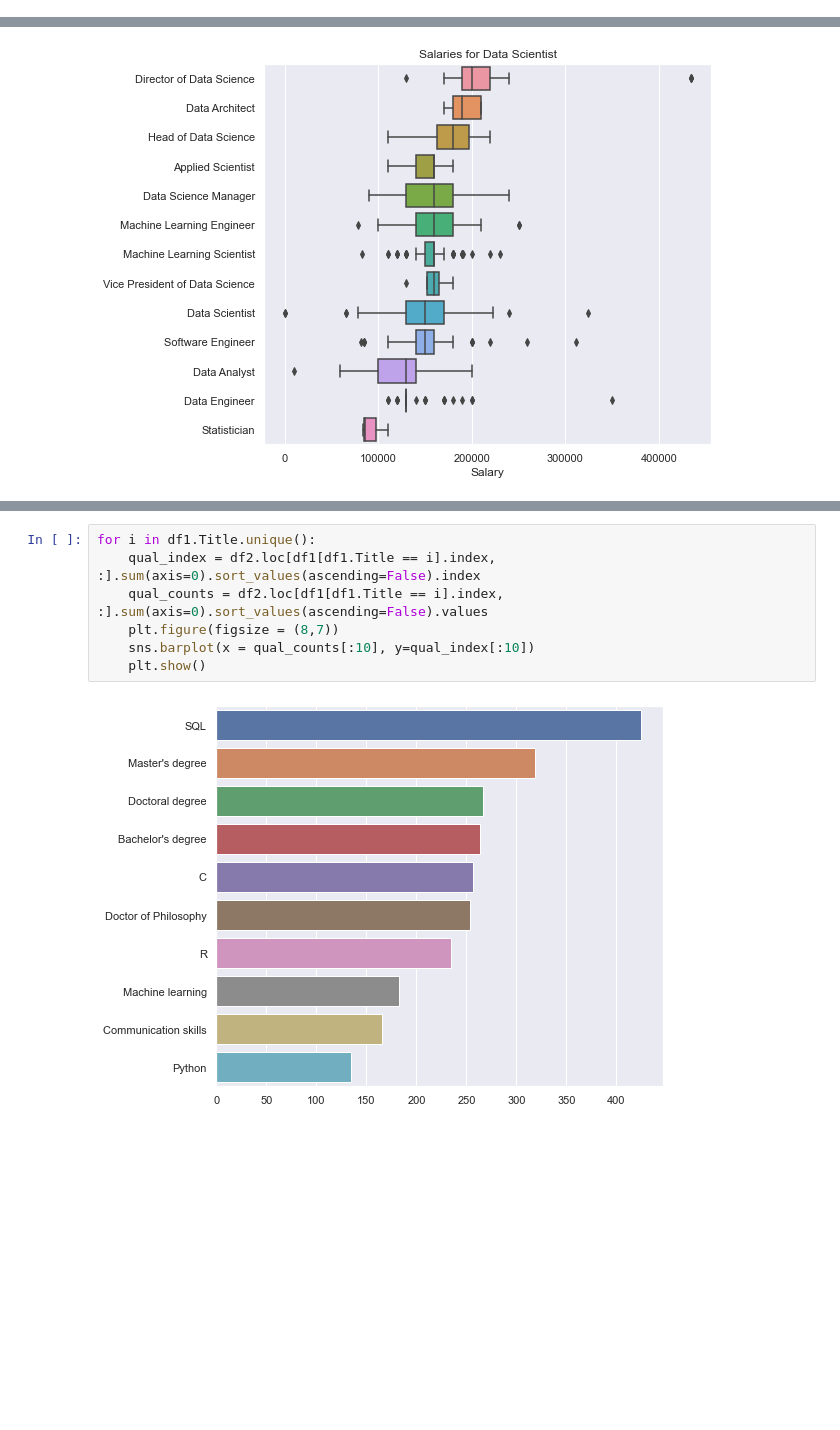
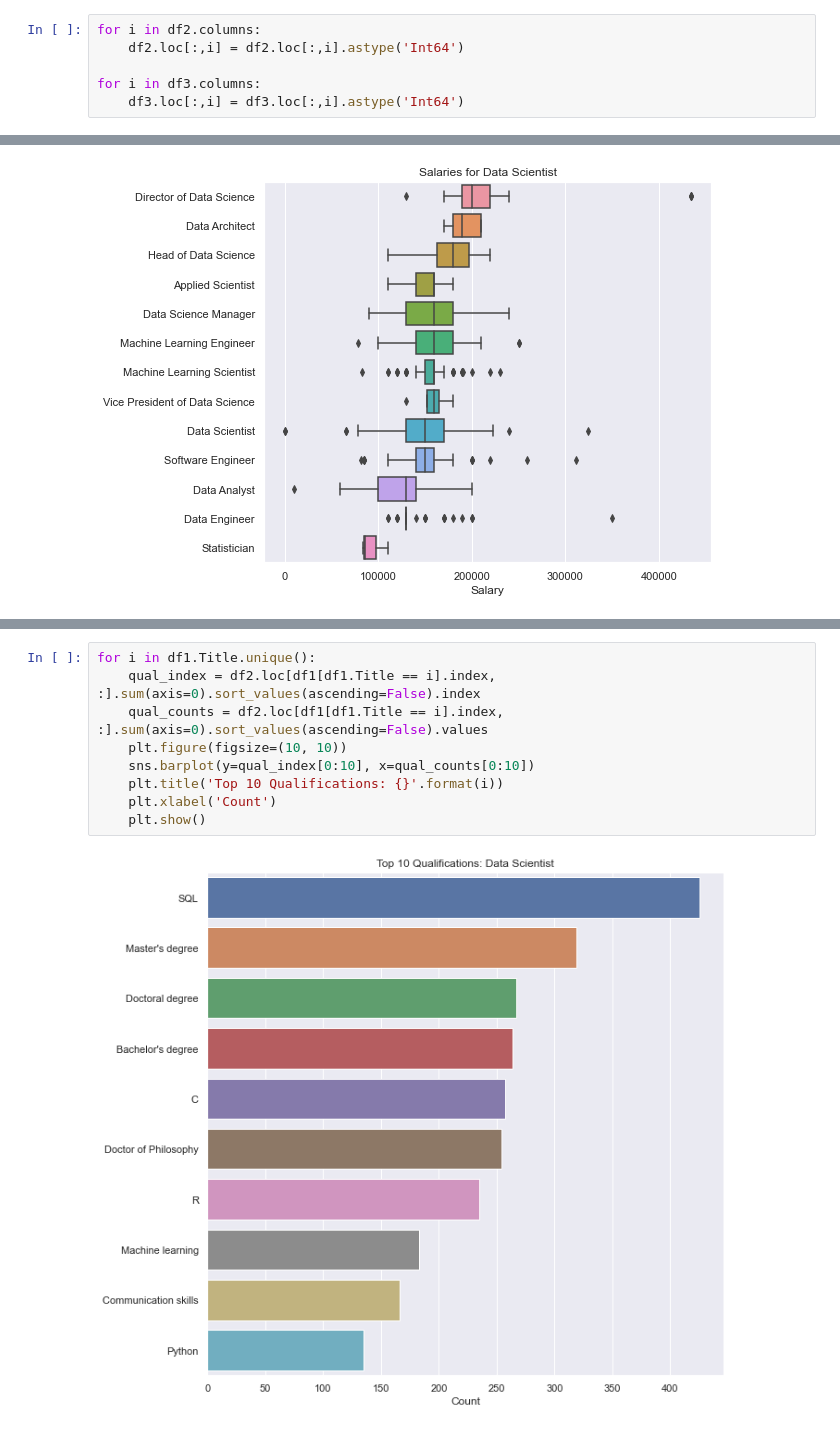
Before and after one commit to sykuann/Project-Data-Scientist-Salary, a Jupyter notebook: Project Data Scientist Salary.ipynb, the cells around one changed output, grey strips where cells are left out. Drawn from its saved outputs; the diff is of its cells as text; blank space fills up the shorter version.

```diff
--- a/Project Data Scientist Salary.ipynb
+++ b/Project Data Scientist Salary.ipynb
@@ -20,6 +20,12 @@ df1.head()
 df1 = df1.drop('Unnamed: 0',axis = 1)
 df2 = df2.drop('Unnamed: 0',axis = 1)
 df3 = df3.drop('Unnamed: 0',axis = 1)
+# %%
+for i in df2.columns:
+    df2.loc[:,i] = df2.loc[:,i].astype('Int64')
+
+for i in df3.columns:
+    df3.loc[:,i] = df3.loc[:,i].astype('Int64')
 # %%
 pd.pivot_table(df1, 'Salary', index = 'Title', columns = 'Levels')
 # %% [output]
@@ -131,9 +137,11 @@ plt.show()
 # %%
 for i in df1.Title.unique():
     qual_index = df2.loc[df1[df1.Title == i].index, :].sum(axis=0).sort_values(ascending=False).index
     qual_counts = df2.loc[df1[df1.Title == i].index, :].sum(axis=0).sort_values(ascending=False).values
-    plt.figure(figsize = (8,7))
-    sns.barplot(x = qual_counts[:10], y=qual_index[:10])
+    plt.figure(figsize=(10, 10))
+    sns.barplot(y=qual_index[0:10], x=qual_counts[0:10])
+    plt.title('Top 10 Qualifications: {}'.format(i))
+    plt.xlabel('Count')
     plt.show()
 # %% [output]
-[figure, old version]
+[figure, new version]
```
Also changed, not shown: parts of 29 cells of this notebook.
